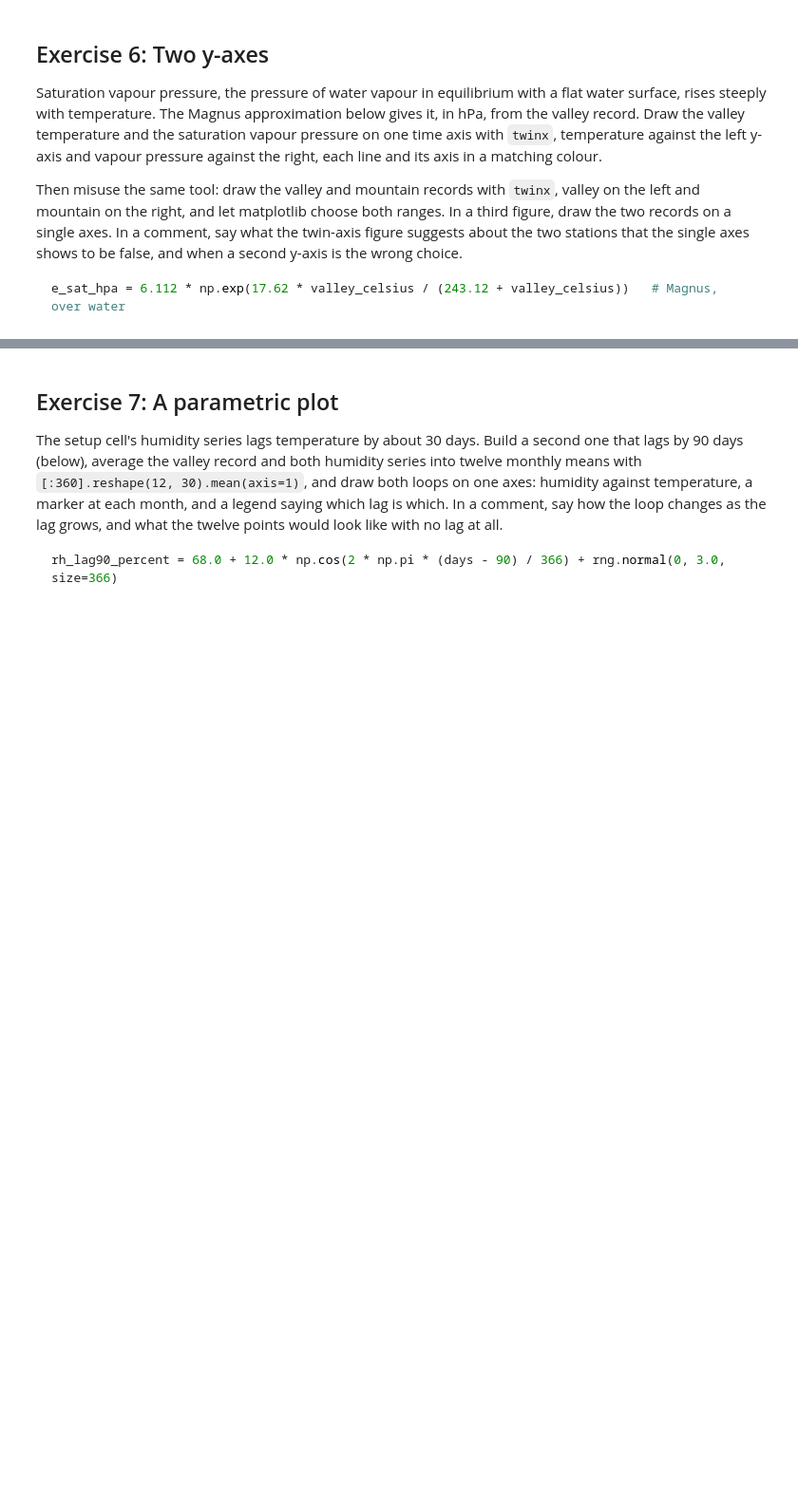
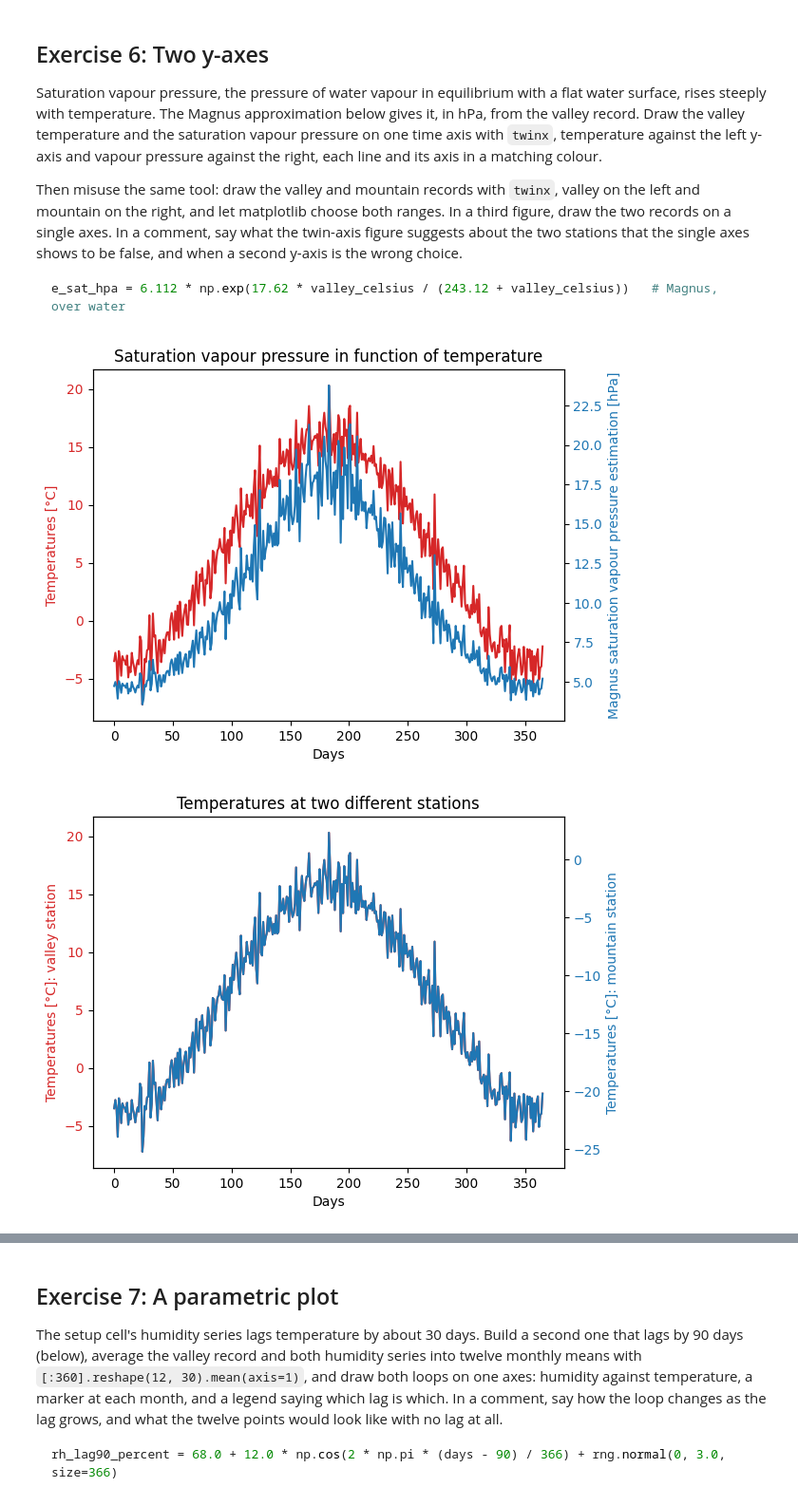
Before and after one commit to cindymonnet/2026_Intro_Python, a Jupyter notebook: live/part-I/1.4-matplotlib-and-xarray-practice-exercises.ipynb, the cells around one changed output, grey strips where cells are left out. Shown at 95% size. Cells and saved outputs as stored; diff of their text form; code cells hidden in the pictures; blank space fills up the shorter version.

````diff
--- a/live/part-I/1.4-matplotlib-and-xarray-practice-exercises.ipynb
+++ b/live/part-I/1.4-matplotlib-and-xarray-practice-exercises.ipynb
@@ -150,4 +222,49 @@ the single axes shows to be false, and when a second y-axis is the wrong choice.
 e_sat_hpa = 6.112 * np.exp(17.62 * valley_celsius / (243.12 + valley_celsius))   # Magnus, over water
 ```
 # %%
-# Your solution here
+e_sat_hpa = 6.112 * np.exp(17.62 * valley_celsius / (243.12 + valley_celsius))   # Magnus, over water
+
+# Figure 1
+fig, ax = plt.subplots()
+ax.plot(days, valley_celsius, color="tab:red")
+ax.set_xlabel("Days")
+ax.set_ylabel("Temperatures [°C]", color="tab:red")
+ax.set_title("Saturation vapour pressure in function of temperature")
+ax.tick_params(axis="y", labelcolor="tab:red")
+
+ax_rh = ax.twinx()              # same x axis but second y axis on the right
+ax_rh.plot(days, e_sat_hpa, color="tab:blue")
+ax_rh.set_ylabel("Magnus saturation vapour pressure estimation [hPa]", color="tab:blue")
+ax_rh.tick_params(axis="y", labelcolor="tab:blue")
+plt.show()
+
+# Figure 2
+fig, ax = plt.subplots()
+ax.plot(days, valley_celsius, color="tab:red")
+ax.set_xlabel("Days")
+ax.set_ylabel("Temperatures [°C]: valley station", color="tab:red")
+ax.set_title("Temperatures at two different stations")
+ax.tick_params(axis="y", labelcolor="tab:red")
+
+ax_ms = ax.twinx()              # same x axis but second y axis on the right
+ax_ms.plot(days, mountain_celsius, color="tab:blue")
+ax_ms.set_ylabel("Temperatures [°C]: mountain station", color="tab:blue")
+ax_ms.tick_params(axis="y", labelcolor="tab:blue")
+plt.show()
+
+# Figure 3
+fig, ax = plt.subplots()
+ax.plot(days, valley_celsius, color="tab:red")
+ax.plot(days, mountain_celsius, color="tab:blue")
+ax.set_xlabel("Days")
+ax.set_ylabel("Temperatures [°C]")
+ax.set_title("Temperatures at two different stations")
+plt.show()
+
+
+# For figure 2: the autoscale makes the two curves superpose and it seems like they meet the same tendencies and changes.
+# For figure 3: we can see that actually the mountain temperatures are colder than the valley temperatures.
+# In summary: the common axis is better to compare something with the same unit. The twin axis is for quantifying different units.
+# %% [output]
+[figure, added]
+[figure, added]
````
Also changed, not shown: parts of 9 cells of this notebook.
